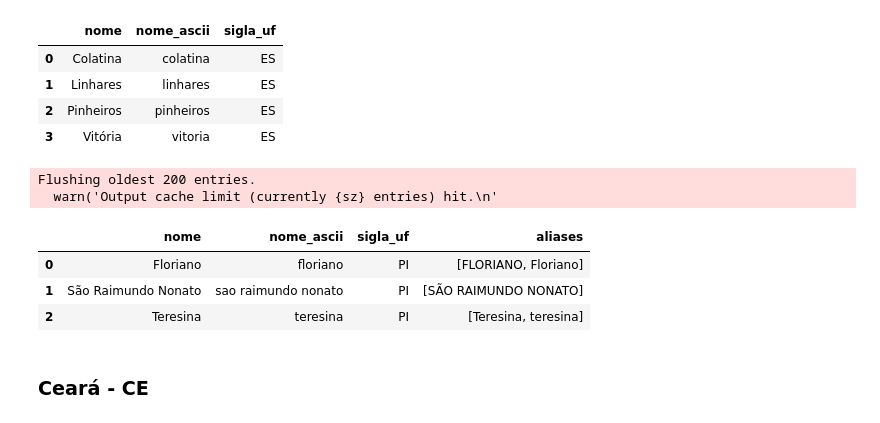
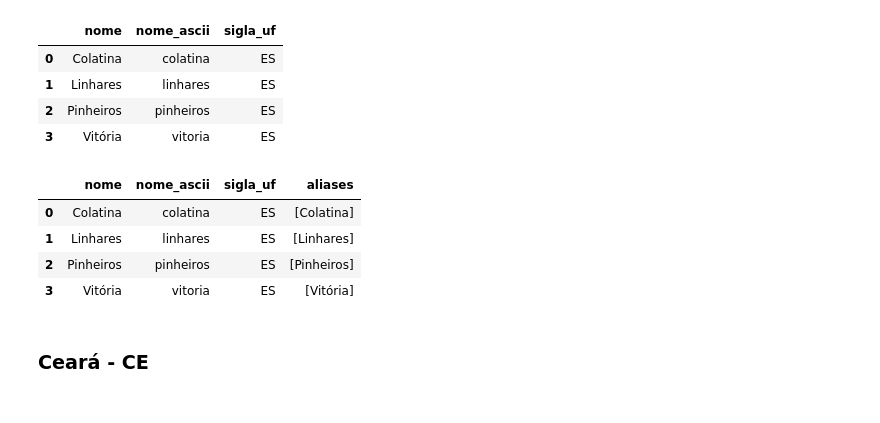
Before and after one commit to marcelsby/tcc-ifg-kg, a Jupyter notebook: notebooks/ifg_produz/Preprocessing UFs e Cidades.ipynb, the cells around one changed output. Drawn from its saved outputs; the diff is of its cells as text; code cells hidden in the pictures.

Commit message:
feat: pré-processamento do dataset de UFs e Cidades

```diff
--- a/notebooks/ifg_produz/Preprocessing UFs e Cidades.ipynb
+++ b/notebooks/ifg_produz/Preprocessing UFs e Cidades.ipynb
@@ -161,10 +162,30 @@ def generate_final_cidades_dataframe(nomes: list[str], nomes_ascii: list[str], s
 
     return pd.DataFrame({'nome': nomes, 'nome_ascii': nomes_ascii, 'sigla_uf': sigla})
 # %%
-def create_aliases(row, similarity_threshold, nome_desnormalizado_map):
+def create_aliases(row, similarity_threshold, nome_desnormalizado_map, debug=False):
     nome_ascii = row["nome_ascii"]
-    aliases = [nome_desnormalizado for nome_desnormalizado, nome_normalizado in
-               nome_desnormalizado_map if fuzz.ratio(nome_normalizado, nome_ascii) >= similarity_threshold]
+
+    nao_encaixadas = []
+
+    aliases = []
+
+    for nome_desnormalizado, nome_normalizado in nome_desnormalizado_map:
+        similarity_ratio = fuzz.ratio(nome_normalizado, nome_ascii)
+
+        if similarity_ratio >= similarity_threshold:
+            aliases.append(nome_desnormalizado)
+        elif similarity_ratio in range (60, similarity_threshold):
+            nao_encaixadas.append((nome_desnormalizado, similarity_ratio))
+
+    if debug:
+        print('-' * 5)
+        print(f"cidade: {nome_ascii}")
+        print(f"quantidade de elementos do mapa: {len(nome_desnormalizado_map)}")
+        print(f"qtd aliases encontradas: {len(aliases)}")
+        print(f"aliases encontradas: {aliases}")
+        print(f"aliases não encaixadas: {nao_encaixadas}")
+        print('-' * 5)
+
     return aliases
 # %%
 def get_normalized_names(names: list[str]):
@@ -769,14 +790,13 @@ nome_desnormalizado_map = list(zip(cidades_es["nome"], cidades_es["nome_normaliz
 
 cidades_es_final['aliases'] = cidades_es_final.apply(create_aliases, args=(80, nome_desnormalizado_map), axis=1)
 # %%
-cidades_pi_final
+cidades_es_final
 # %% [output]
-Flushing oldest 200 entries.
-  warn('Output cache limit (currently {sz} entries) hit.\n'
 |  | nome | nome_ascii | sigla_uf | aliases |
-| 0 | Floriano | floriano | PI | [FLORIANO, Floriano] |
-| 1 | São Raimundo Nonato | sao raimundo nonato | PI | [SÃO RAIMUNDO NONATO] |
-| 2 | Teresina | teresina | PI | [Teresina, teresina] |
+| 0 | Colatina | colatina | ES | [Colatina] |
+| 1 | Linhares | linhares | ES | [Linhares] |
+| 2 | Pinheiros | pinheiros | ES | [Pinheiros] |
+| 3 | Vitória | vitoria | ES | [Vitória] |
 # %% [markdown]
 ### Ceará - CE
 # %%
```
Also changed, not shown: parts of 33 cells of this notebook, 1 other file.
